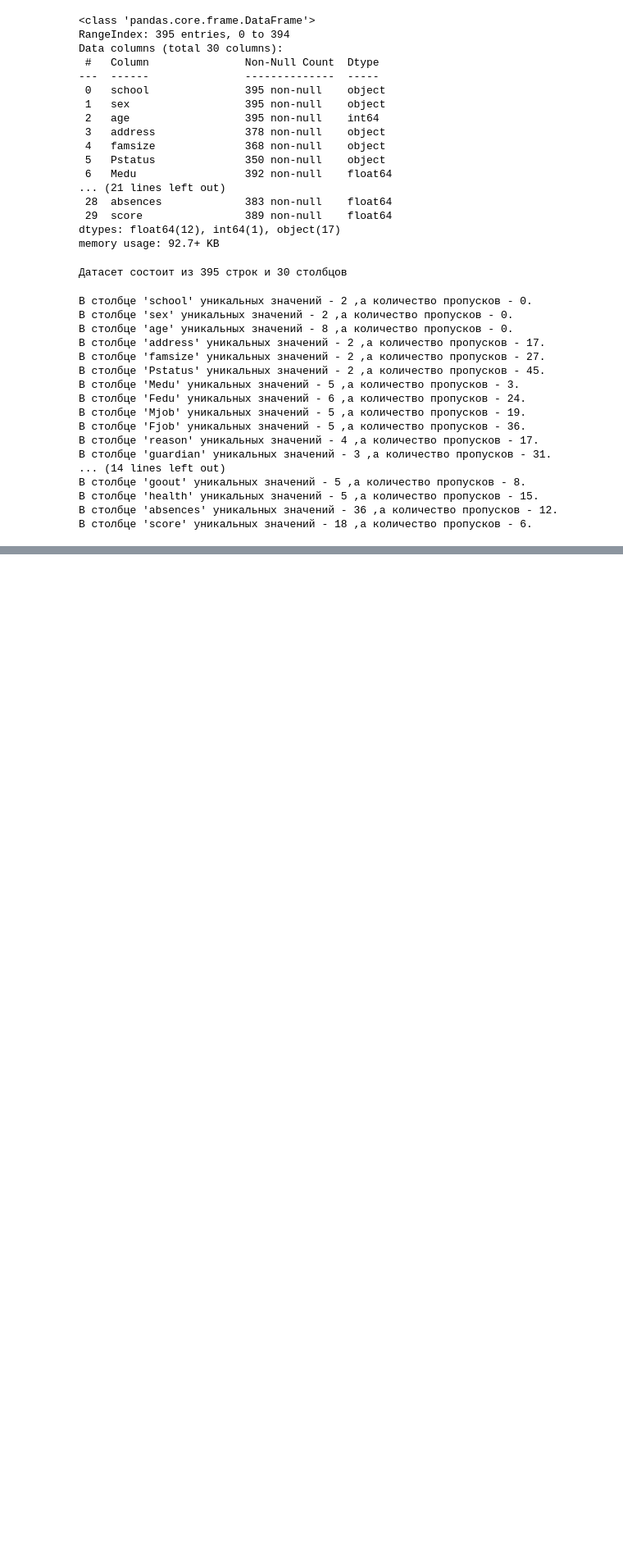
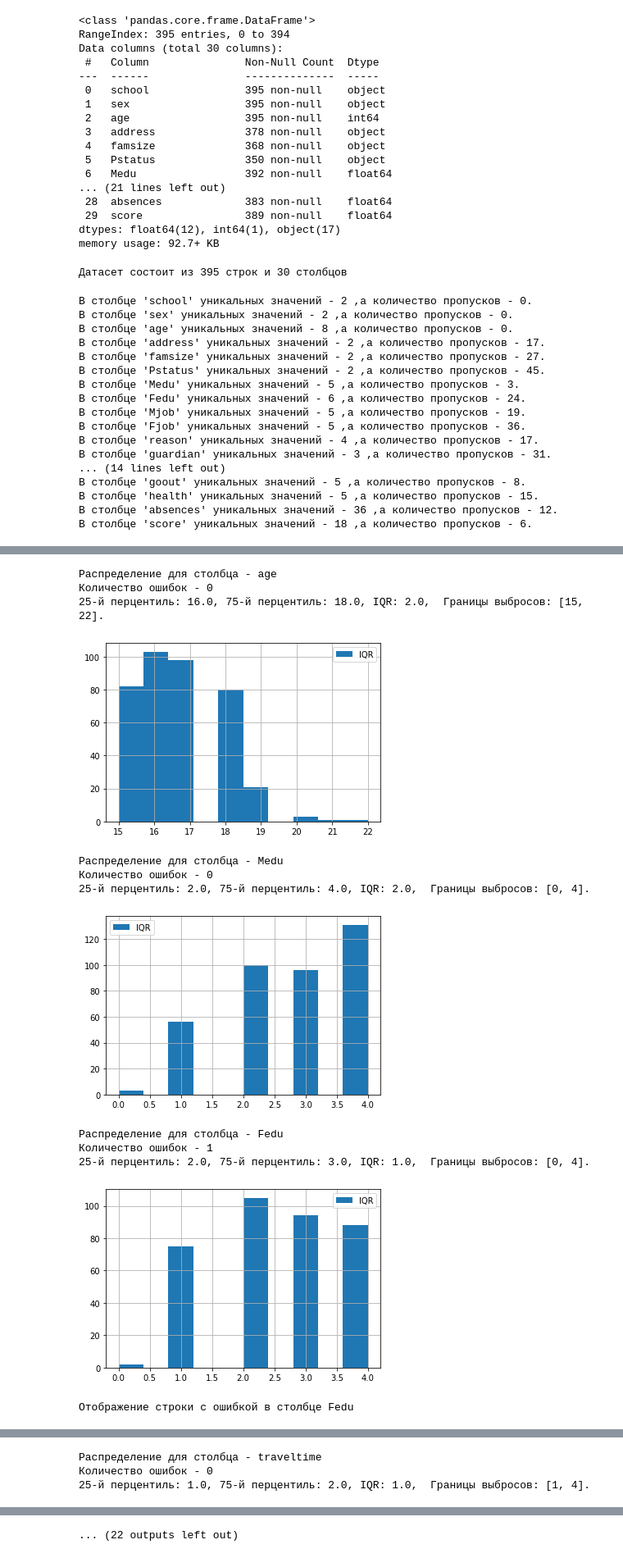
Before and after one commit to g0dzef/ML, a Jupyter notebook: module_2/Student_EDA.ipynb, the cells around one changed output, grey strips where cells are left out. Shown at 82% size. Saved outputs shown, nothing was run; the diff lists cells and outputs as text; code cells hidden in the pictures; blank space fills up the shorter version.

```diff
--- a/module_2/Student_EDA.ipynb
+++ b/module_2/Student_EDA.ipynb
@@ -185,0 +288,29 @@ stud_eda.shape[0]
+# %%
+data_boundaries = {'age': [15, 22],
+                   'Medu': [0, 4],
+                   'Fedu': [0, 4],
+                   'traveltime': [1, 4],
+                   'studytime': [1, 4],
+                   'famrel': [1, 5],
+                   'freetime': [1, 5],
+                   'goout': [1, 5],
+                   'health': [1, 5],
+                   'failures': [0, 3],
+                   'score': [0, 100]}
+# %%
+for column in stud_eda.columns:
+    test(column,data_boundaries)
+# %% [output]
+Распределение для столбца - age
+Количество ошибок - 0
+25-й перцентиль: 16.0, 75-й перцентиль: 18.0, IQR: 2.0,  Границы выбросов: [15, 22].
+[figure, added]
+Распределение для столбца - Medu
+Количество ошибок - 0
+25-й перцентиль: 2.0, 75-й перцентиль: 4.0, IQR: 2.0,  Границы выбросов: [0, 4].
+[figure, added]
+Распределение для столбца - Fedu
+Количество ошибок - 1
+25-й перцентиль: 2.0, 75-й перцентиль: 3.0, IQR: 1.0,  Границы выбросов: [0, 4].
+[figure, added]
+Отображение строки с ошибкой в столбце Fedu
@@ -185,0 +319,3 @@ stud_eda.shape[0]
+Распределение для столбца - traveltime
+Количество ошибок - 0
+25-й перцентиль: 1.0, 75-й перцентиль: 2.0, IQR: 1.0,  Границы выбросов: [1, 4].
@@ -185,0 +327 @@ stud_eda.shape[0]
+... (22 outputs left out)
```
Also changed, not shown: parts of 26 cells of this notebook.
